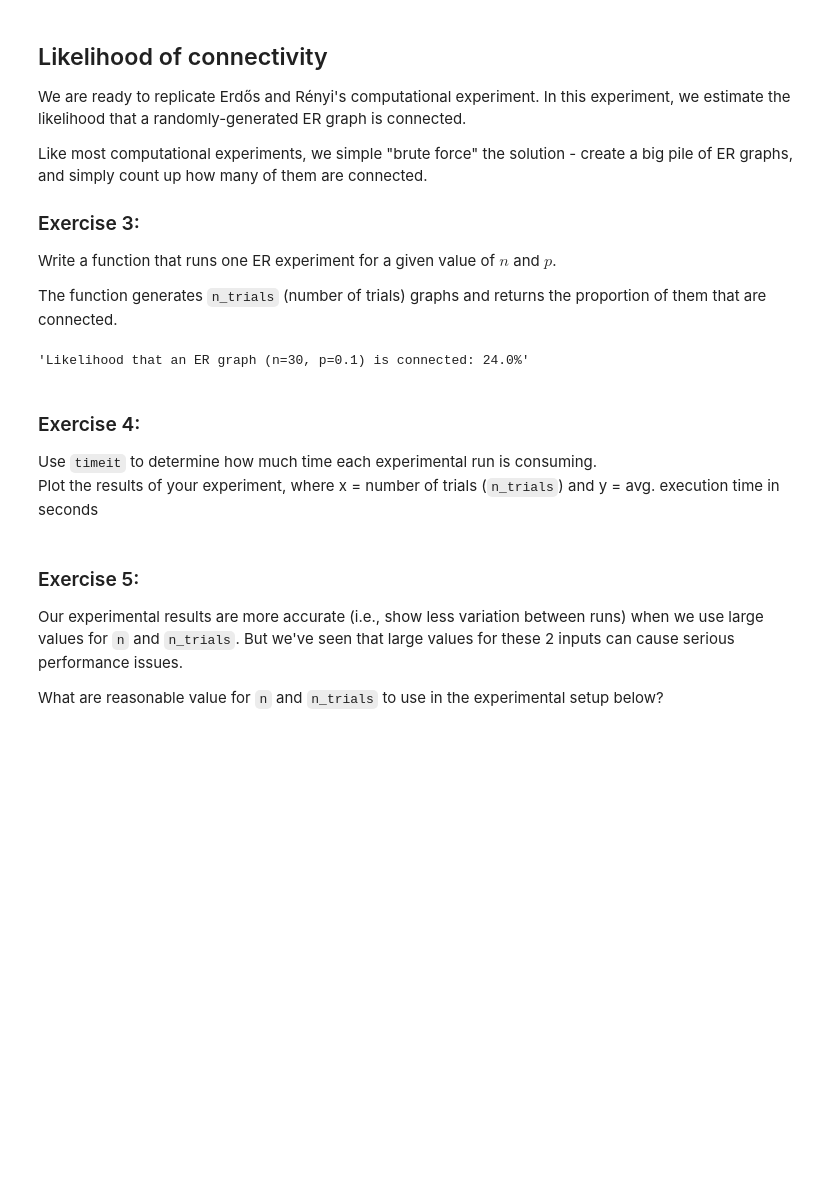
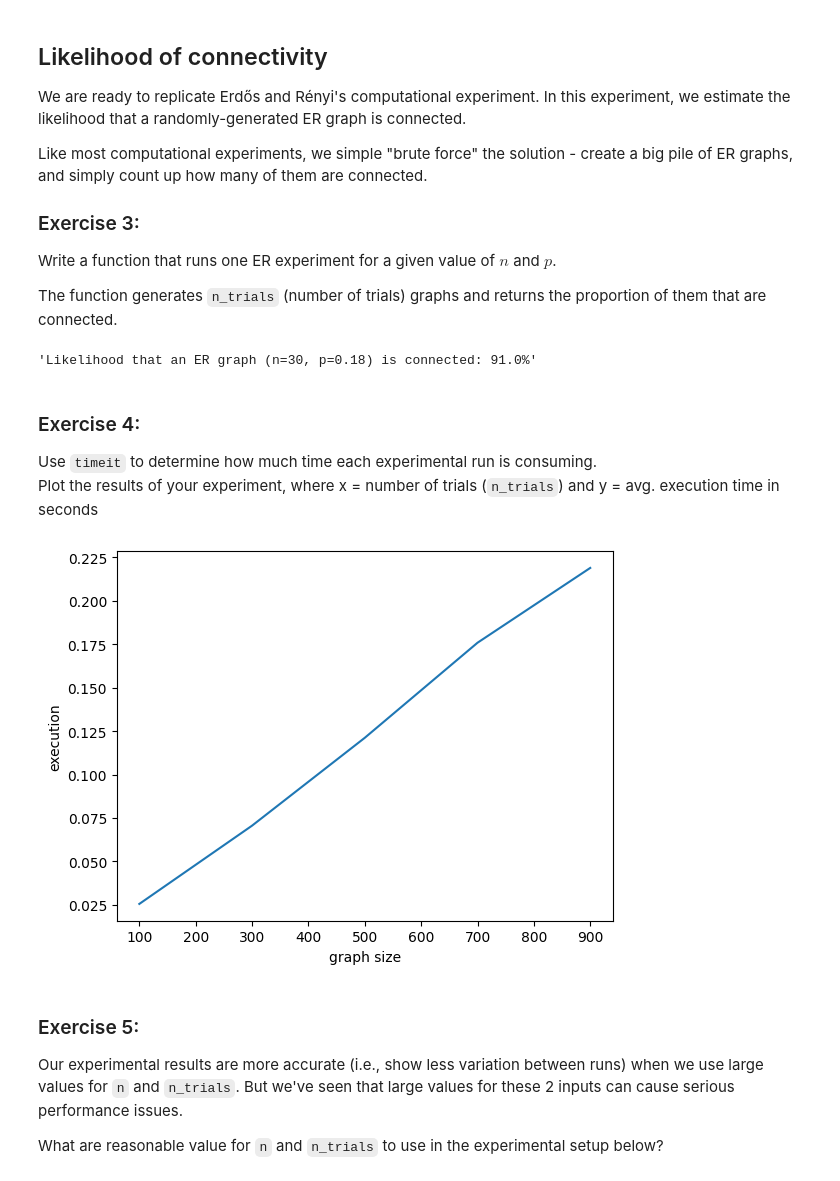
Before and after one commit to DavidPolot/cap-comp215, a Jupyter notebook: labs/lab04-graphs.ipynb, the cells around one changed output. Cells and saved outputs as stored; diff of their text form; code cells hidden in the pictures; blank space fills up the shorter version.

```diff
--- a/labs/lab04-graphs.ipynb
+++ b/labs/lab04-graphs.ipynb
@@ -201,11 +201,11 @@ def proportion_connected(n, p, n_trials=100):
 
 
 n = 30
-p = 0.1
+p = 0.18
 p_connected = proportion_connected(n, p)*100
 f'Likelihood that an ER graph (n={n}, p={p}) is connected: {p_connected:.1f}%'
 # %% [output]
-'Likelihood that an ER graph (n=30, p=0.1) is connected: 24.0%'
+'Likelihood that an ER graph (n=30, p=0.18) is connected: 91.0%'
 # %% [markdown]
 ### Exercise 4:
 Use `timeit` to determine how much time each experimental run is consuming.
@@ -215,3 +213,19 @@ Plot the results of your experiment, where x = number of trials (`n_trials`) and
+# %%
+n_trials = range(100, 1001 , 200)
+
+time_score = []
+
+for x in n_trials:
+  seconds = timeit(lambda: proportion_connected(30, 0.1, n_trials = x),  number=3)
+  timing = seconds/3
+  time_score.append(timing)
+
+plt.plot(n_trials,time_score)
+plt.xlabel("graph size")
+plt.ylabel("execution")
+plt.show()
+# %% [output]
+[figure, added]
 # %% [markdown]
 ### Exercise 5:
 Our experimental results are more accurate (i.e., show less variation between runs) when we use large values for `n` and `n_trials`.  But we've seen that large values for these 2 inputs can cause serious performance issues.
```
Also changed, not shown: parts of 5 cells of this notebook.
